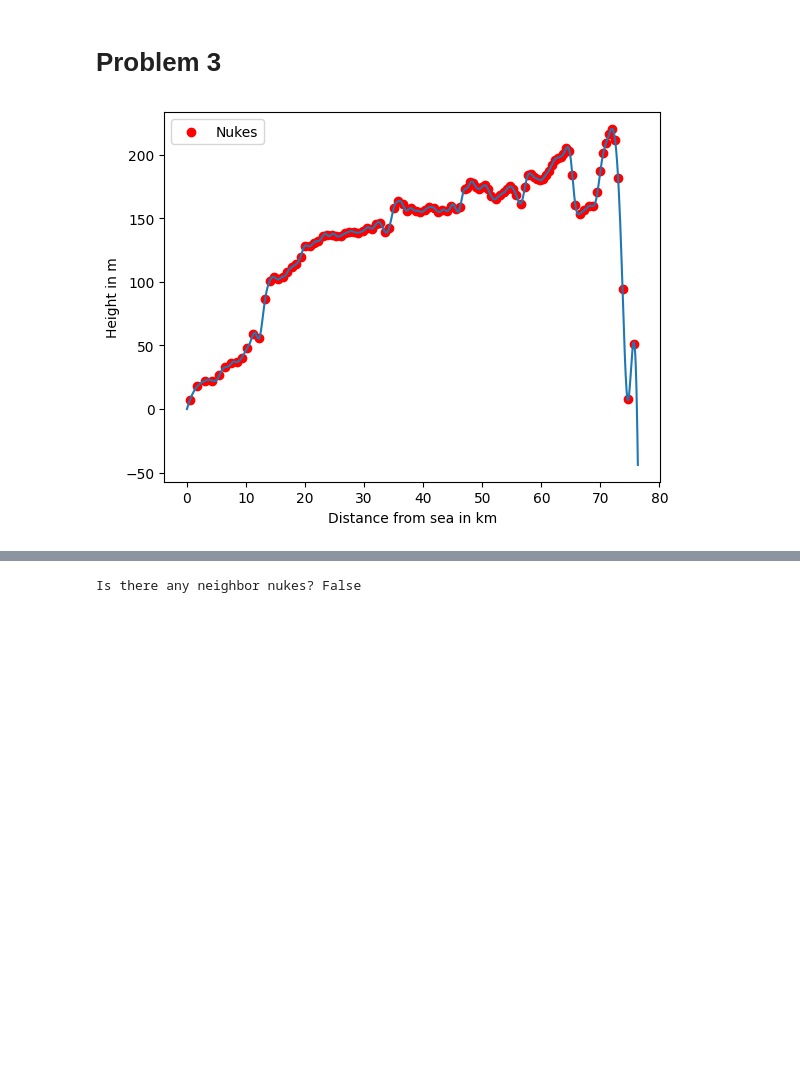
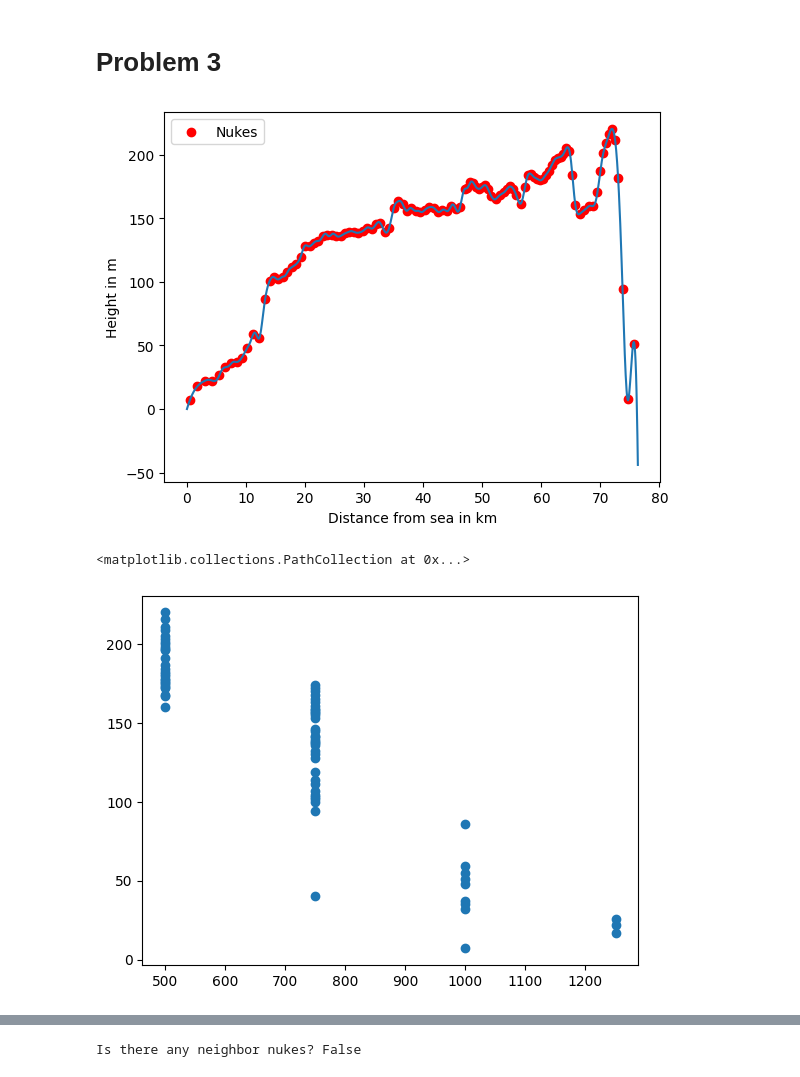
Before and after one commit to Maccen26/mat-mod-opgaver, a Jupyter notebook: qattara_depression/Interpolation.ipynb, the cells around one changed output, grey strips where cells are left out. Saved outputs shown, nothing was run; the diff lists cells and outputs as text; code cells hidden in the pictures; blank space fills up the shorter version.

```diff
--- a/qattara_depression/Interpolation.ipynb
+++ b/qattara_depression/Interpolation.ipynb
@@ -75,24 +75,43 @@ with open("heights.txt", "w") as f:
         print(interpolator(i).flatten()[0], file=f)
 # %% [markdown]
 # Problem 3
+# %%
+from collections import Counter
+def get_incremental_nukes(nukesX, nukesY):
+    #nukesX = distance from sea in m
+    #nukesY = height in m
+
+    incremental_nukesX = set( [ (nukesX[i] - nukesX[i-1], int(nukesY[i]))  for i in range(1, len(nukesX)) ])
+
+
+    return incremental_nukesX
 # %%
 objVal = 108
 nukes = [0, 0, 1, 0, 0, 0, 0, 1, 0, 0, 0, 0, 1, 0, 0, 0, 0, 1, 0, 0, 0, 0, 1, 0, 0, 0, 1, 0, 0, 0, 1, 0, 0, 0, 1, 0, 0, 1, 0, 0, 0, 1, 0, 0, 0, 1, 0, 0, 0, 1, 0, 0, 0, 1, 0, 0, 1, 0, 0, 1, 0, 0, 1, 0, 0, 1, 0, 0, 1, 0, 0, 1, 0, 0, 1, 0, 0, 1, 0, 0, 1, 0, 0, 1, 0, 0, 1, 0, 0, 1, 0, 0, 1, 0, 0, 1, 0, 0, 1, 0, 0, 1, 0, 0, 1, 0, 0, 1, 0, 0, 1, 0, 0, 1, 0, 0, 1, 0, 0, 1, 0, 0, 1, 0, 0, 1, 0, 0, 1, 0, 0, 1, 0, 0, 1, 0, 0, 1, 0, 0, 1, 0, 0, 1, 0, 0, 1, 0, 0, 1, 0, 0, 1, 0, 0, 1, 0, 0, 1, 0, 0, 1, 0, 0, 1, 0, 0, 1, 0, 0, 1, 0, 0, 1, 0, 0, 1, 0, 0, 1, 0, 0, 1, 0, 0, 1, 0, 0, 1, 0, 1, 0, 1, 0, 1, 0, 1, 0, 1, 0, 1, 0, 1, 0, 1, 0, 1, 0, 0, 1, 0, 0, 1, 0, 0, 1, 0, 1, 0, 1, 0, 1, 0, 1, 0, 0, 1, 0, 0, 1, 0, 1, 0, 1, 0, 1, 0, 1, 0, 1, 0, 1, 0, 1, 0, 1, 0, 1, 0, 1, 0, 1, 0, 1, 0, 1, 0, 1, 0, 1, 0, 1, 0, 1, 0, 0, 1, 0, 0, 1, 0, 0, 1, 0, 0, 1, 0, 0, 1, 0, 1, 0, 1, 0, 1, 0, 1, 0, 1, 0, 1, 0, 1, 0, 0, 1, 0, 0, 0, 1, 0, 0, 0, 1, 0, 0]
 nukesX = []
 nukesY = []
 for i in range(len(nukes)):
     if nukes[i] == 1.0:
         nukesX.append(i * dist)
         nukesY.append(interpolator(i * dist).flatten()[0])
 nukesX = np.array(nukesX)
 nukesY = np.array(nukesY)
 
 plt.figure()
 plt.plot(x/1000, y)
 plt.scatter(nukesX/1000, nukesY, color="red", label="Nukes")
 plt.xlabel("Distance from sea in km")
 plt.ylabel("Height in m")
 plt.legend()
 plt.show()
+
+s = get_incremental_nukes(nukesX, nukesY)
+#Plot order the incremental nukes by distance from sea and height
+s = sorted(s, key=lambda x: (x[0], x[1]))
+incremental_nukesX = [x[0] for x in s]
+incremental_nukesY = [x[1] for x in s]
+plt.scatter(incremental_nukesX, incremental_nukesY)
 # %% [output]
 [figure]
+<matplotlib.collections.PathCollection at 0x...>
+[figure, added]
```
Also changed, not shown: parts of 4 cells of this notebook, 2 other files.
